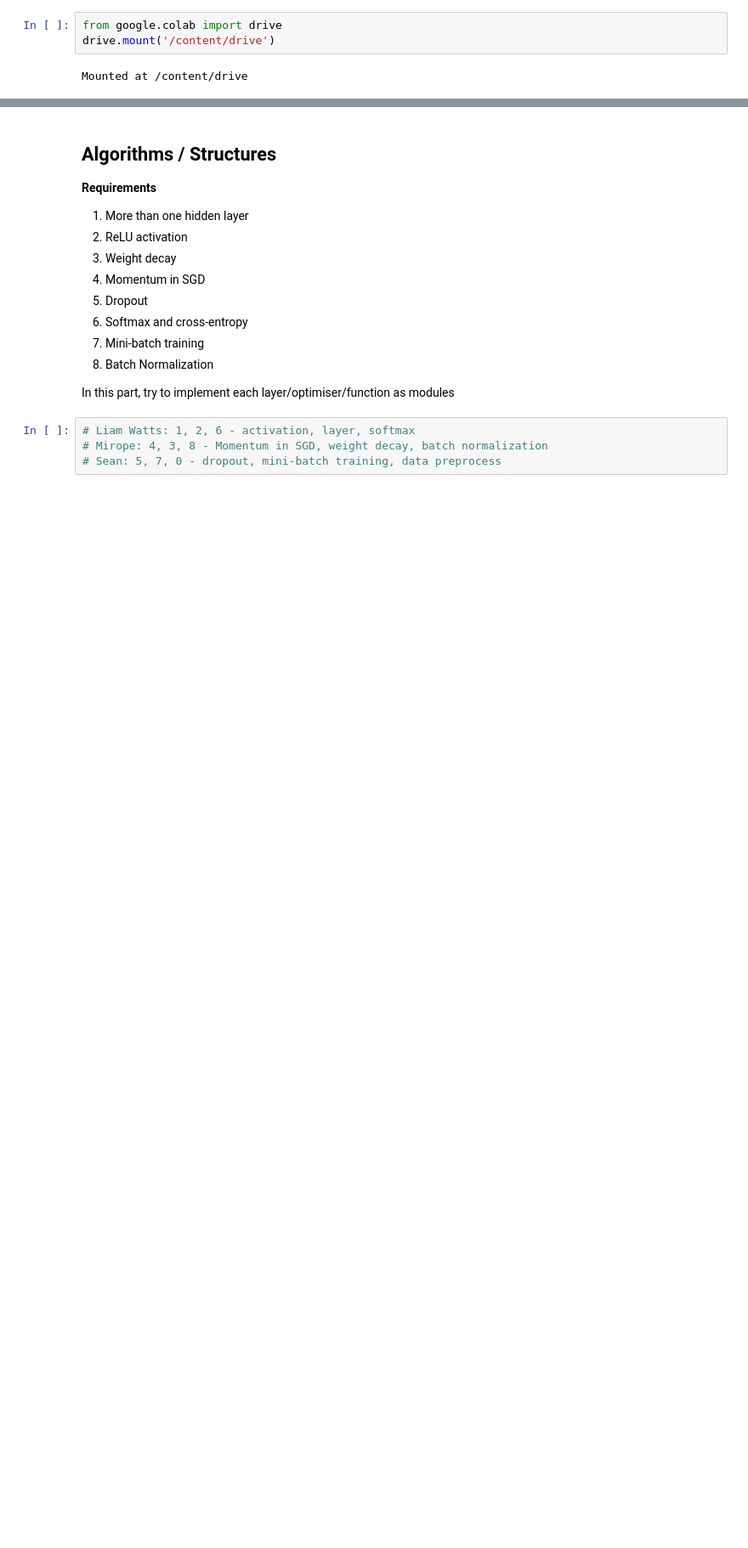
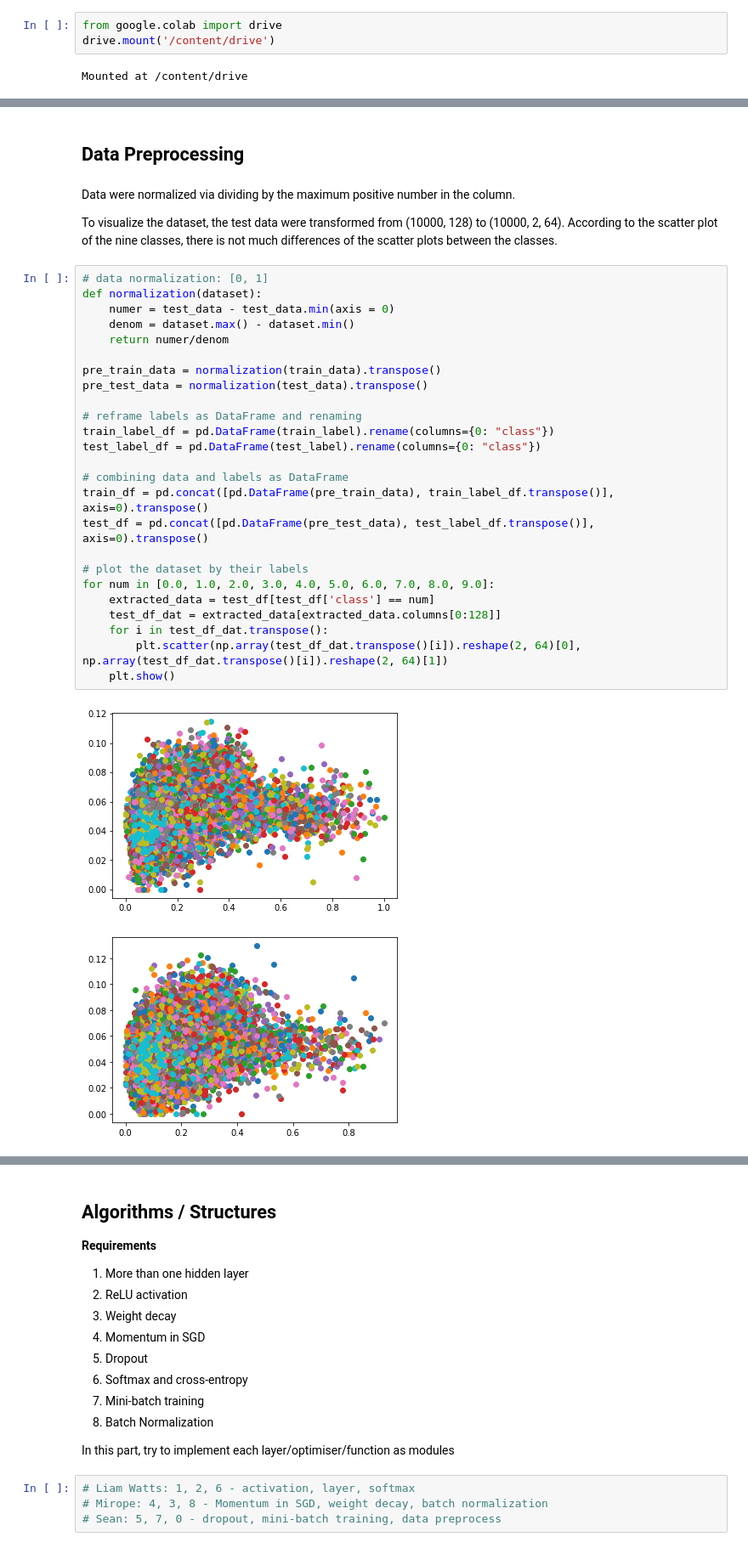
Before and after one commit to Wattsy2020/DeepLearningA1, a Jupyter notebook: Code.ipynb, the cells around one changed output, grey strips where cells are left out. Shown at 85% size. Cells and saved outputs as stored; diff of their text form; blank space fills up the shorter version.

```diff
--- a/Code.ipynb
+++ b/Code.ipynb
@@ -66,0 +81,34 @@ Shape of original test label is:         (10000, 1)
+# %% [markdown]
+## Data Preprocessing
+# %% [markdown]
+Data were normalized via dividing by the maximum positive number in the column.
+
+To visualize the dataset, the test data were transformed from (10000, 128) to (10000, 2, 64). According to the scatter plot of the nine classes, there is not much differences of the scatter plots between the classes.
+# %%
+# data normalization: [0, 1]
+def normalization(dataset):
+    numer = test_data - test_data.min(axis = 0)
+    denom = dataset.max() - dataset.min()
+    return numer/denom
+
+pre_train_data = normalization(train_data).transpose()
+pre_test_data = normalization(test_data).transpose()
+
+# reframe labels as DataFrame and renaming
+train_label_df = pd.DataFrame(train_label).rename(columns={0: "class"})
+test_label_df = pd.DataFrame(test_label).rename(columns={0: "class"})
+
+# combining data and labels as DataFrame
+train_df = pd.concat([pd.DataFrame(pre_train_data), train_label_df.transpose()], axis=0).transpose()
+test_df = pd.concat([pd.DataFrame(pre_test_data), test_label_df.transpose()], axis=0).transpose()
+
+# plot the dataset by their labels
+for num in [0.0, 1.0, 2.0, 3.0, 4.0, 5.0, 6.0, 7.0, 8.0, 9.0]:
+    extracted_data = test_df[test_df['class'] == num]
+    test_df_dat = extracted_data[extracted_data.columns[0:128]]
+    for i in test_df_dat.transpose():
+        plt.scatter(np.array(test_df_dat.transpose()[i]).reshape(2, 64)[0], np.array(test_df_dat.transpose()[i]).reshape(2, 64)[1])
+    plt.show()
+# %% [output]
+[figure, added]
+[figure, added]
```
Also changed, not shown: parts of 11 cells of this notebook.
